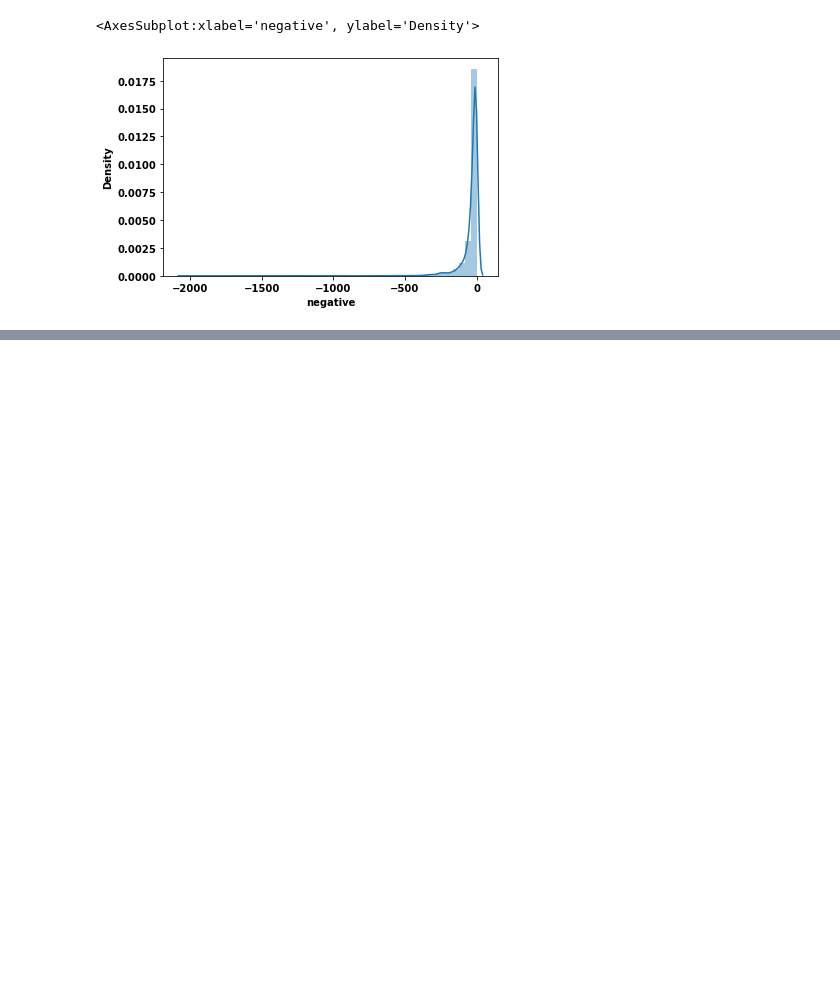
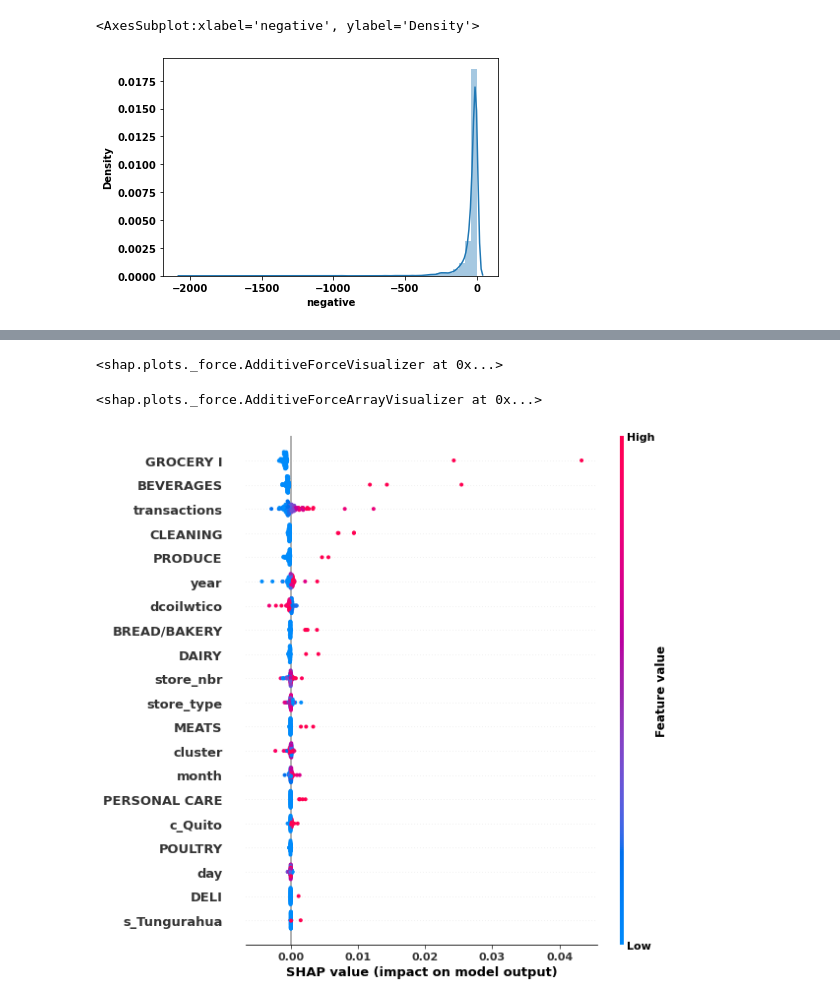
Before and after one commit to Ganeshatmuri/CorporacionFavorita, a Jupyter notebook: Corporacion Sales Prediction Models.ipynb, the cells around one changed output, grey strips where cells are left out. Cells and saved outputs as stored; diff of their text form; code cells hidden in the pictures; blank space fills up the shorter version.

```diff
--- a/Corporacion Sales Prediction Models.ipynb
+++ b/Corporacion Sales Prediction Models.ipynb
@@ -1281,0 +1298,18 @@ sns.distplot(error['negative'])
+# %%
+# Using a random sample of the dataframe for better time computation
+X_sampled = X_train.sample(100, random_state=10)
+# %%
+explainer = shap.TreeExplainer(xgb_final)
+shap_values = explainer.shap_values(X_sampled)
+# %%
+shap.force_plot(explainer.expected_value, shap_values[0,:], X_sampled.iloc[0,:])
+# %% [output]
+<shap.plots._force.AdditiveForceVisualizer at 0x...>
+# %%
+shap.force_plot(explainer.expected_value, shap_values, X_train)
+# %% [output]
+<shap.plots._force.AdditiveForceArrayVisualizer at 0x...>
+# %%
+shap.summary_plot(shap_values, X_sampled)
+# %% [output]
+[figure, added]
```
Also changed, not shown: parts of 31 cells of this notebook.
